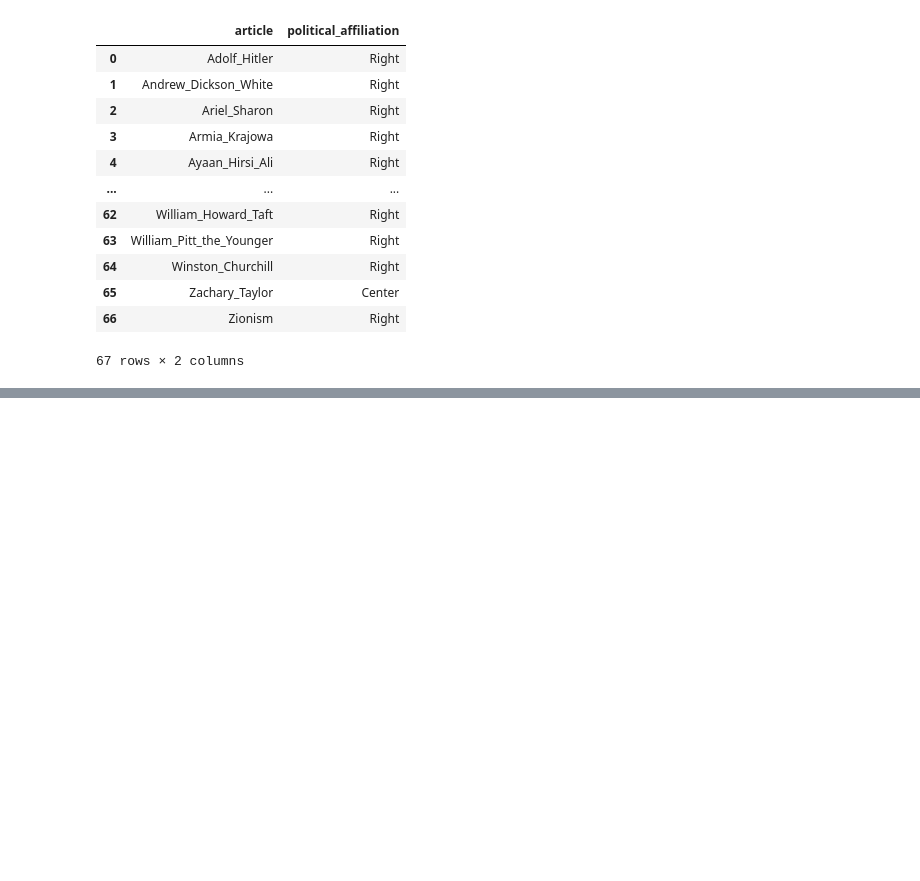
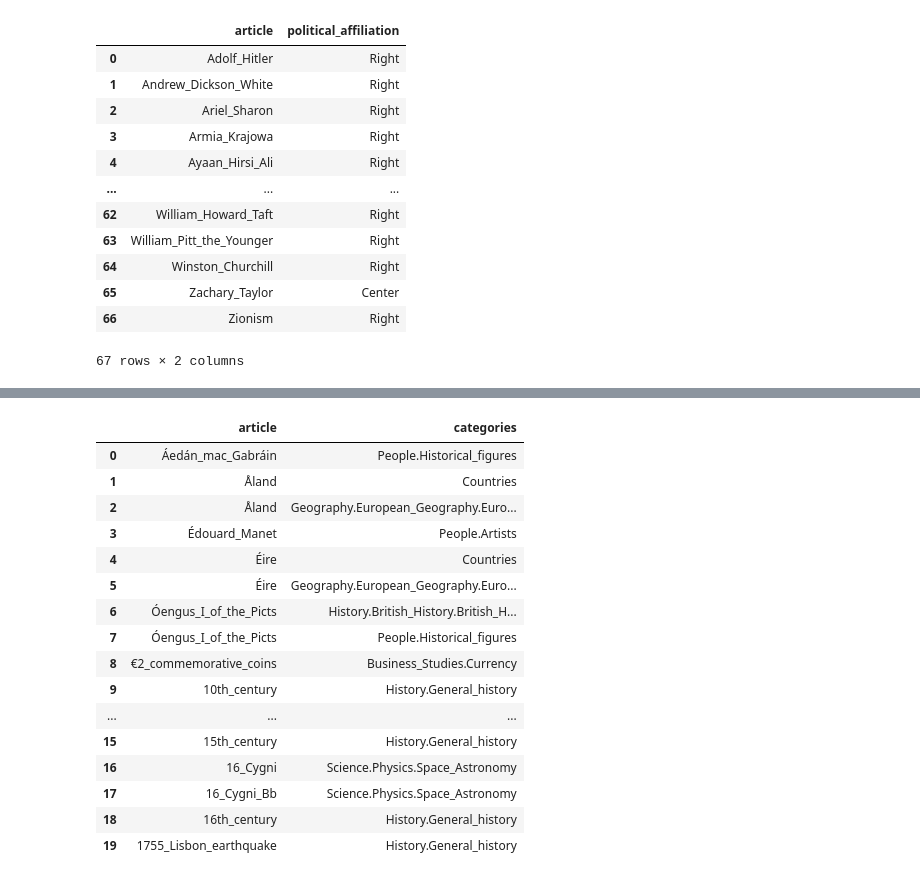
Before and after one commit to epfl-ada/ada-2023-project-miaoumiaou, a Jupyter notebook: Visualisation_wiki.ipynb, the cells around one changed output, grey strips where cells are left out. Cells and saved outputs as stored; diff of their text form; code cells hidden in the pictures; blank space fills up the shorter version.

```diff
--- a/Visualisation_wiki.ipynb
+++ b/Visualisation_wiki.ipynb
@@ -469,0 +483,22 @@ plt.show()
+# %%
+#categories.head()
+df_categories = categories
+df_categories.head(20)
+# %% [output]
+|  | article | categories |
+| 0 | Áedán_mac_Gabráin | People.Historical_figures |
+| 1 | Åland | Countries |
+| 2 | Åland | Geography.European_Geography.Euro... |
+| 3 | Édouard_Manet | People.Artists |
+| 4 | Éire | Countries |
+| 5 | Éire | Geography.European_Geography.Euro... |
+| 6 | Óengus_I_of_the_Picts | History.British_History.British_H... |
+| 7 | Óengus_I_of_the_Picts | People.Historical_figures |
+| 8 | €2_commemorative_coins | Business_Studies.Currency |
+| 9 | 10th_century | History.General_history |
+| ... | ... | ... |
+| 15 | 15th_century | History.General_history |
+| 16 | 16_Cygni | Science.Physics.Space_Astronomy |
+| 17 | 16_Cygni_Bb | Science.Physics.Space_Astronomy |
+| 18 | 16th_century | History.General_history |
+| 19 | 1755_Lisbon_earthquake | History.General_history |
```
Also changed, not shown: parts of 17 cells of this notebook.
